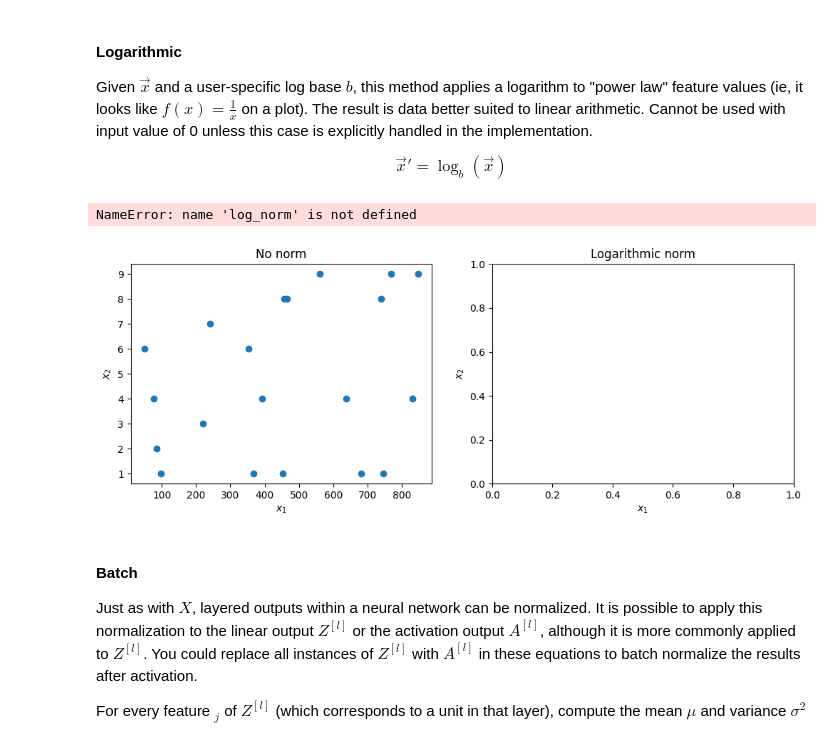
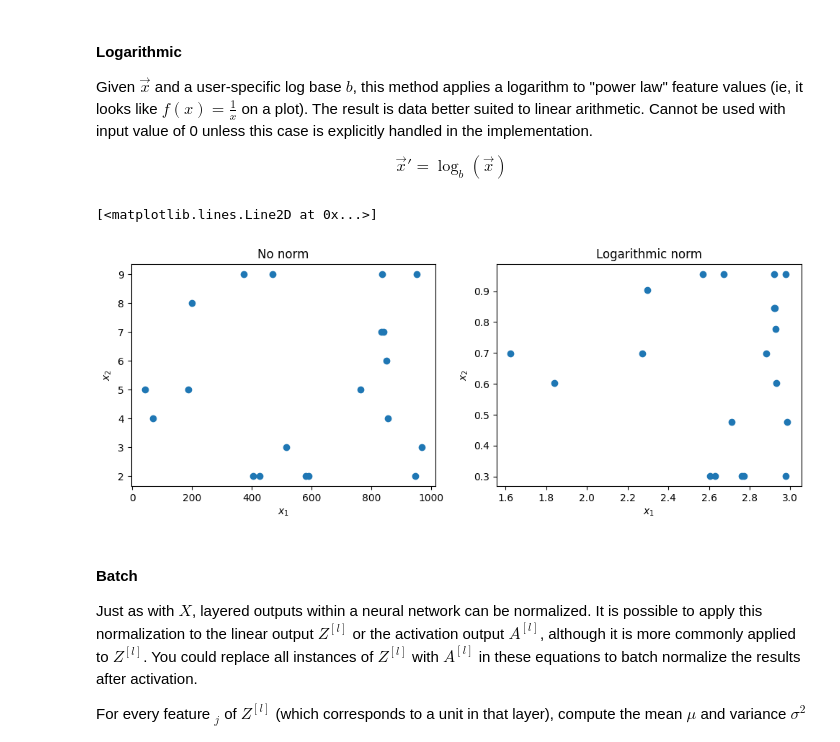
Before and after one commit to nickrusso42518/ml-qrg, a Jupyter notebook: ml_qrg.ipynb, the cells around one changed output. Saved outputs shown, nothing was run; the diff lists cells and outputs as text; code cells hidden in the pictures.

```diff
--- a/ml_qrg.ipynb
+++ b/ml_qrg.ipynb
@@ -446,25 +447,25 @@ $$
 # %%
 def logarithmic_norm(xvec, base=10):
     return np.emath.logn(base, xvec)
 
 x_1 = np.random.randint(1, 1000, (20,))
 x_2 = np.random.randint(1, 10, (20,))
 
 # Make 3 subplots, one per option, then graph each function
 fig, ax = plt.subplots(nrows=1, ncols=2)
 fig.set_size_inches(12, 4)
 ax[0].set_ylabel("$x_2$")
 ax[0].set_xlabel("$x_1$")
 ax[0].set_title("No norm")
 ax[0].plot(x_1, x_2, linestyle="",marker="o")
 
 ax[1].set_ylabel("$x_2$")
 ax[1].set_xlabel("$x_1$")
 ax[1].set_title("Logarithmic norm")
-ax[1].plot(log_norm(x_1), logarithmic_norm(x_2), linestyle="",marker="o")
+ax[1].plot(logarithmic_norm(x_1), logarithmic_norm(x_2), linestyle="",marker="o")
 # %% [output]
-NameError: name 'log_norm' is not defined
+[<matplotlib.lines.Line2D at 0x...>]
-[figure, old version]
+[figure, new version]
 # %% [markdown]
 #### Batch
 Just as with $X$, layered outputs within a neural network can be normalized. It is possible to apply this normalization to the linear output $Z^{[l]}$ or the activation output $A^{[l]}$, although it is more commonly applied to $Z^{[l]}$. You could replace all instances of $Z^{[l]}$ with $A^{[l]}$ in these equations to batch normalize the results after activation.
```
Also changed, not shown: parts of 29 cells of this notebook.
